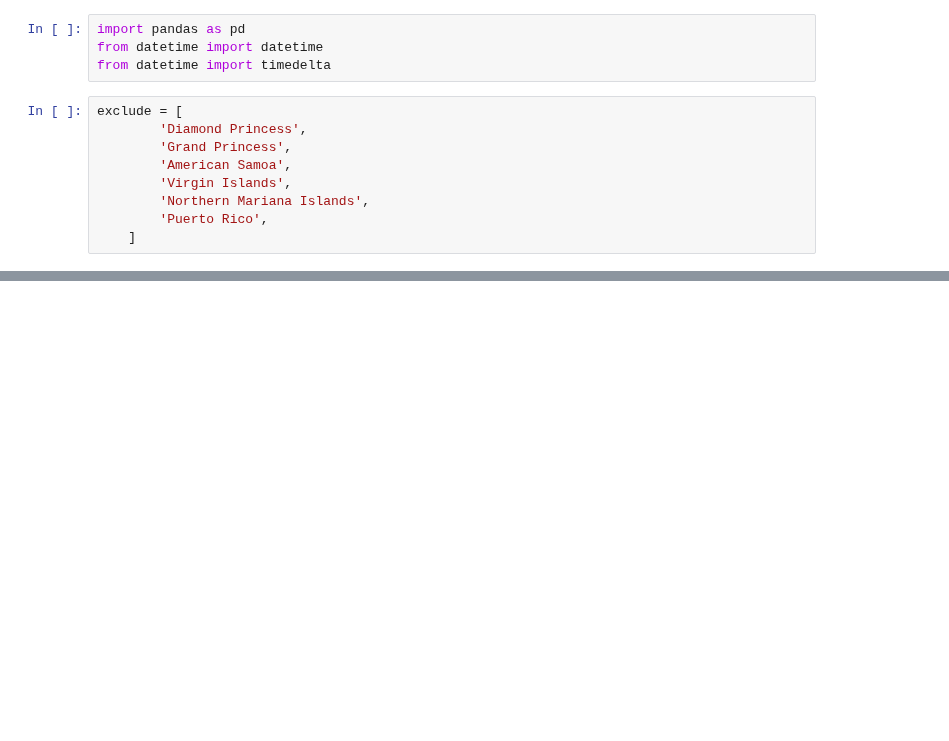
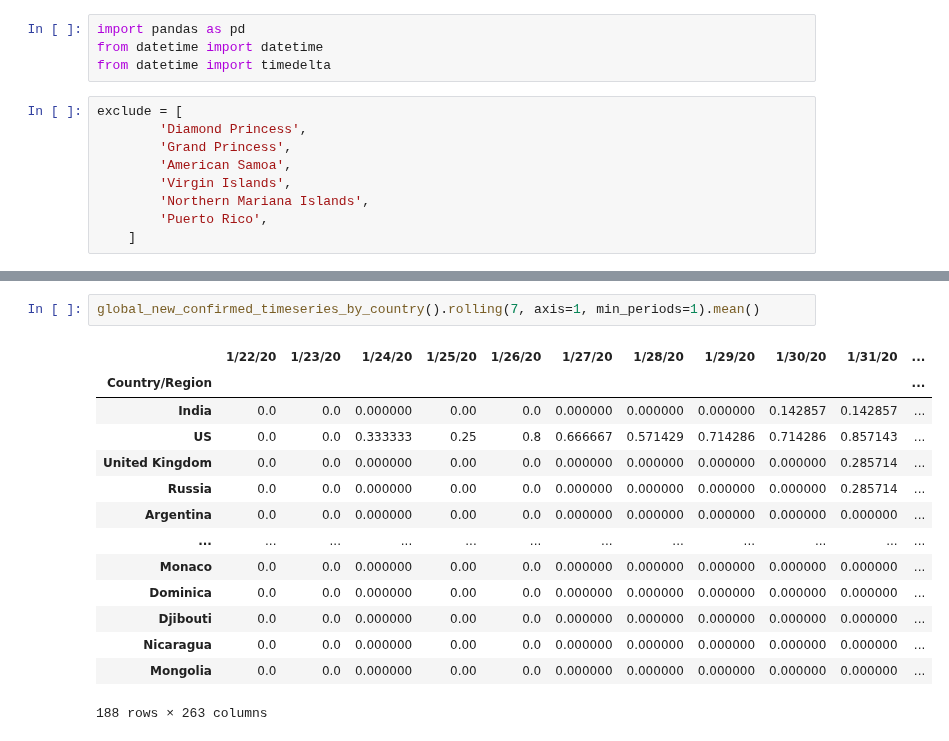
Before and after one commit to jmocay/Notebooks, a Jupyter notebook: covid19_cases_trends.ipynb, the cells around one changed output, grey strips where cells are left out. Saved outputs shown, nothing was run; the diff lists cells and outputs as text; blank space fills up the shorter version.

```diff
--- a/covid19_cases_trends.ipynb
+++ b/covid19_cases_trends.ipynb
@@ -178,3 +178,20 @@ global_new_confirmed_timeseries_by_country()
+# %%
+global_new_confirmed_timeseries_by_country().rolling(7, axis=1, min_periods=1).mean()
+# %% [output]
+|  | 1/22/20 | 1/23/20 | 1/24/20 | 1/25/20 | 1/26/20 | 1/27/20 | 1/28/20 | 1/29/20 | 1/30/20 | 1/31/20 | ... |
+| Country/Region |  |  |  |  |  |  |  |  |  |  | ... |
+| India | 0.0 | 0.0 | 0.000000 | 0.00 | 0.0 | 0.000000 | 0.000000 | 0.000000 | 0.142857 | 0.142857 | ... |
+| US | 0.0 | 0.0 | 0.333333 | 0.25 | 0.8 | 0.666667 | 0.571429 | 0.714286 | 0.714286 | 0.857143 | ... |
+| United Kingdom | 0.0 | 0.0 | 0.000000 | 0.00 | 0.0 | 0.000000 | 0.000000 | 0.000000 | 0.000000 | 0.285714 | ... |
+| Russia | 0.0 | 0.0 | 0.000000 | 0.00 | 0.0 | 0.000000 | 0.000000 | 0.000000 | 0.000000 | 0.285714 | ... |
+| Argentina | 0.0 | 0.0 | 0.000000 | 0.00 | 0.0 | 0.000000 | 0.000000 | 0.000000 | 0.000000 | 0.000000 | ... |
+| ... | ... | ... | ... | ... | ... | ... | ... | ... | ... | ... | ... |
+| Monaco | 0.0 | 0.0 | 0.000000 | 0.00 | 0.0 | 0.000000 | 0.000000 | 0.000000 | 0.000000 | 0.000000 | ... |
+| Dominica | 0.0 | 0.0 | 0.000000 | 0.00 | 0.0 | 0.000000 | 0.000000 | 0.000000 | 0.000000 | 0.000000 | ... |
+| Djibouti | 0.0 | 0.0 | 0.000000 | 0.00 | 0.0 | 0.000000 | 0.000000 | 0.000000 | 0.000000 | 0.000000 | ... |
+| Nicaragua | 0.0 | 0.0 | 0.000000 | 0.00 | 0.0 | 0.000000 | 0.000000 | 0.000000 | 0.000000 | 0.000000 | ... |
+| Mongolia | 0.0 | 0.0 | 0.000000 | 0.00 | 0.0 | 0.000000 | 0.000000 | 0.000000 | 0.000000 | 0.000000 | ... |
+188 rows × 263 columns
 # %%
 def global_new_deaths_timeseries_by_country():
     t0 = datetime.now()
```
Also changed, not shown: parts of 25 cells of this notebook, 1 other file.
